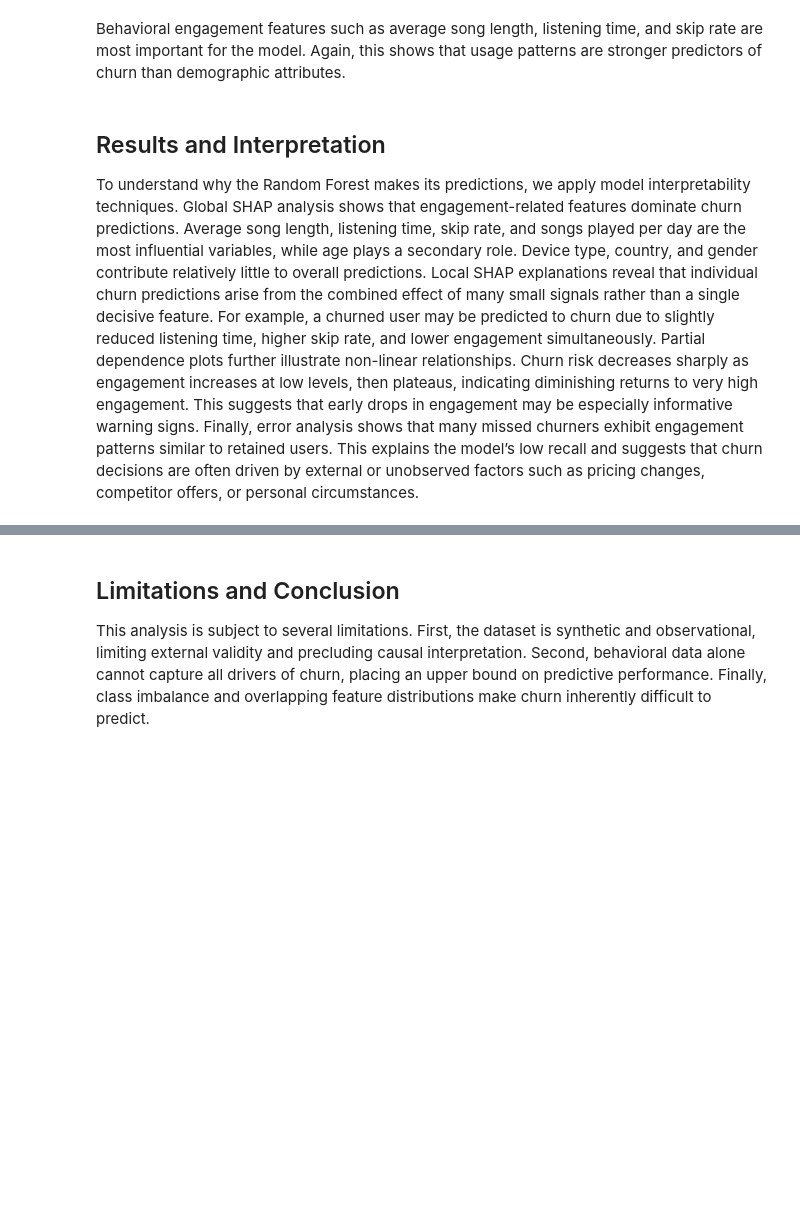
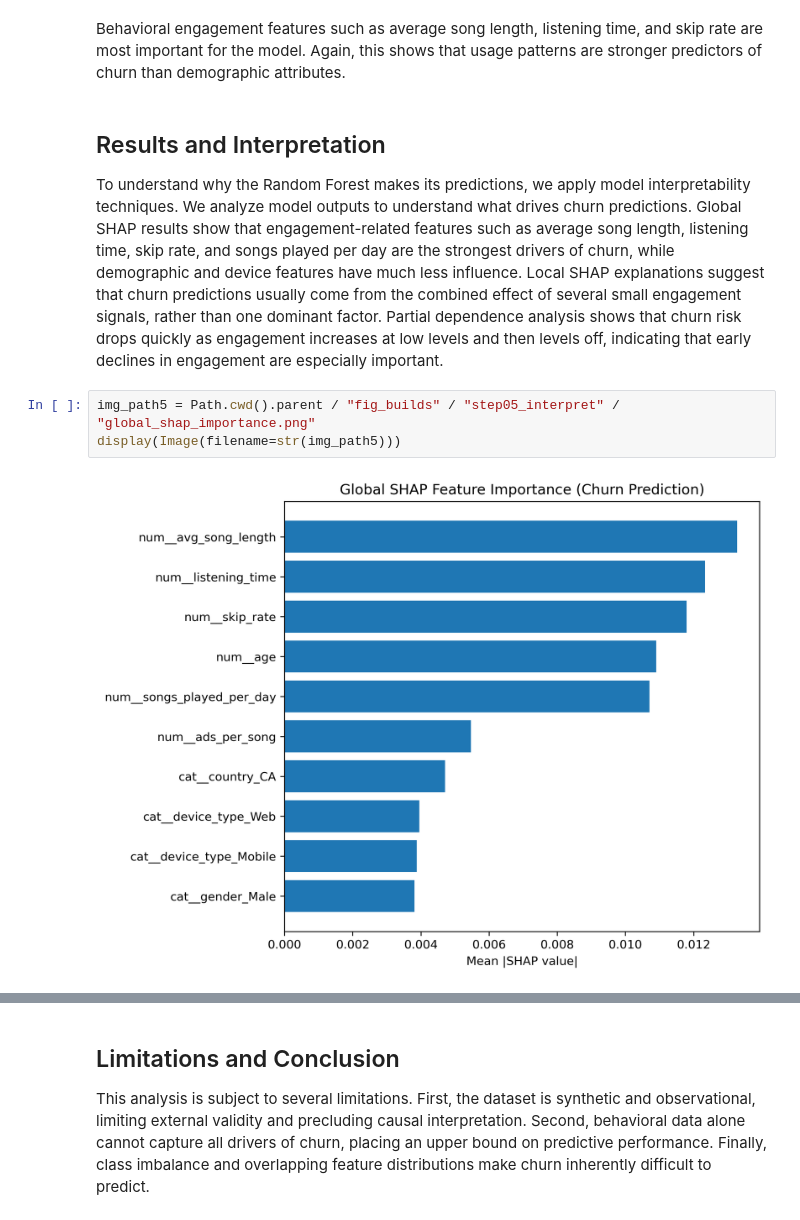
Before and after one commit to UCB-stat-159-f25/final-group08, a Jupyter notebook: notebooks/main.ipynb, the cells around one changed output, grey strips where cells are left out. Drawn from its saved outputs; the diff is of its cells as text; blank space fills up the shorter version.

```diff
--- a/notebooks/main.ipynb
+++ b/notebooks/main.ipynb
@@ -176,7 +176,9 @@ Behavioral engagement features such as average song length, listening time, and
 # %% [markdown]
 ## Results and Interpretation
 To understand why the Random Forest makes its predictions, we apply model interpretability techniques.
-Global SHAP analysis shows that engagement-related features dominate churn predictions. Average song length, listening time, skip rate, and songs played per day are the most influential variables, while age plays a secondary role. Device type, country, and gender contribute relatively little to overall predictions.
-Local SHAP explanations reveal that individual churn predictions arise from the combined effect of many small signals rather than a single decisive feature. For example, a churned user may be predicted to churn due to slightly reduced listening time, higher skip rate, and lower engagement simultaneously.
-Partial dependence plots further illustrate non-linear relationships. Churn risk decreases sharply as engagement increases at low levels, then plateaus, indicating diminishing returns to very high engagement. This suggests that early drops in engagement may be especially informative warning signs.
-Finally, error analysis shows that many missed churners exhibit engagement patterns similar to retained users. This explains the model’s low recall and suggests that churn decisions are often driven by external or unobserved factors such as pricing changes, competitor offers, or personal circumstances.
+We analyze model outputs to understand what drives churn predictions. Global SHAP results show that engagement-related features such as average song length, listening time, skip rate, and songs played per day are the strongest drivers of churn, while demographic and device features have much less influence. Local SHAP explanations suggest that churn predictions usually come from the combined effect of several small engagement signals, rather than one dominant factor. Partial dependence analysis shows that churn risk drops quickly as engagement increases at low levels and then levels off, indicating that early declines in engagement are especially important.
+# %%
+img_path5 = Path.cwd().parent / "fig_builds" / "step05_interpret" / "global_shap_importance.png"
+display(Image(filename=str(img_path5)))
+# %% [output]
+[figure, added]
```
Also changed, not shown: parts of 4 cells of this notebook.
